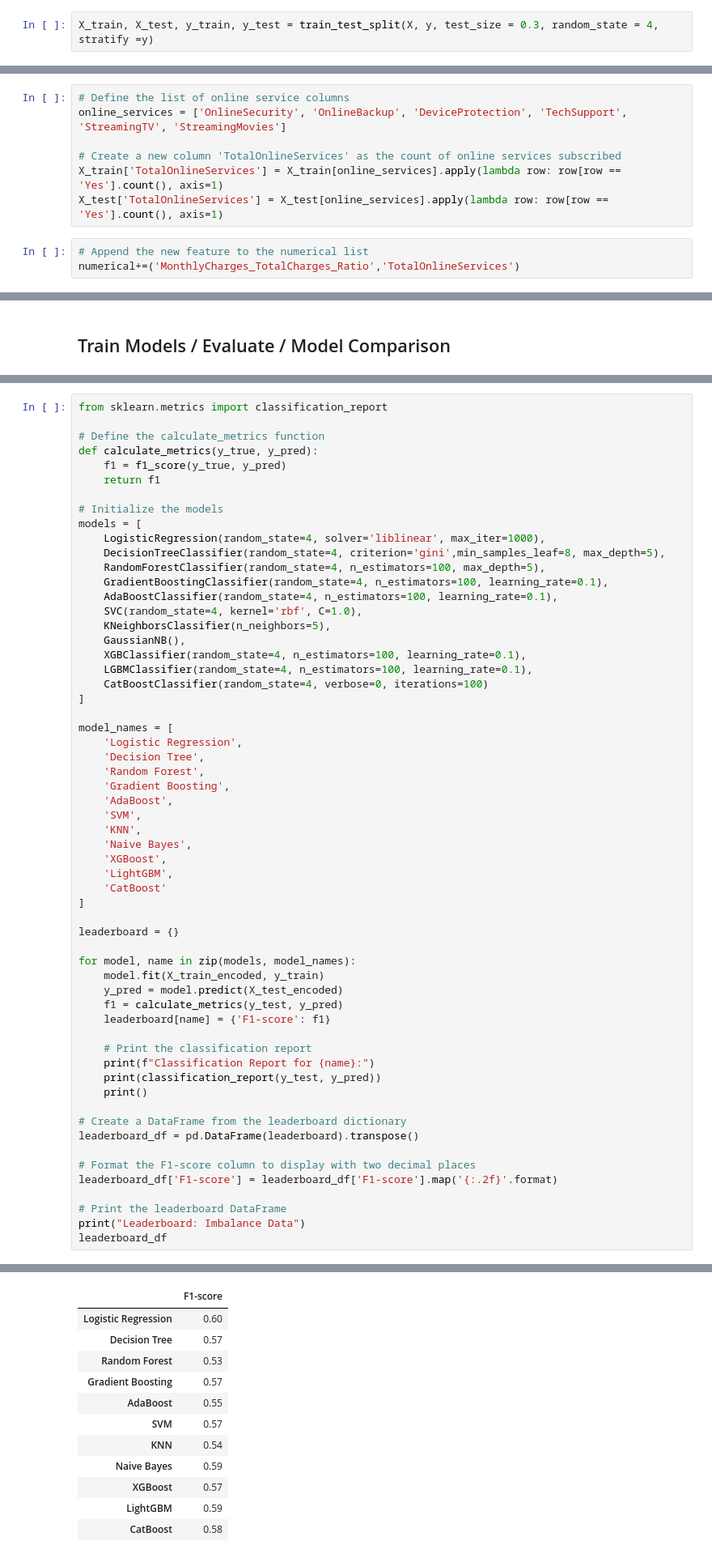
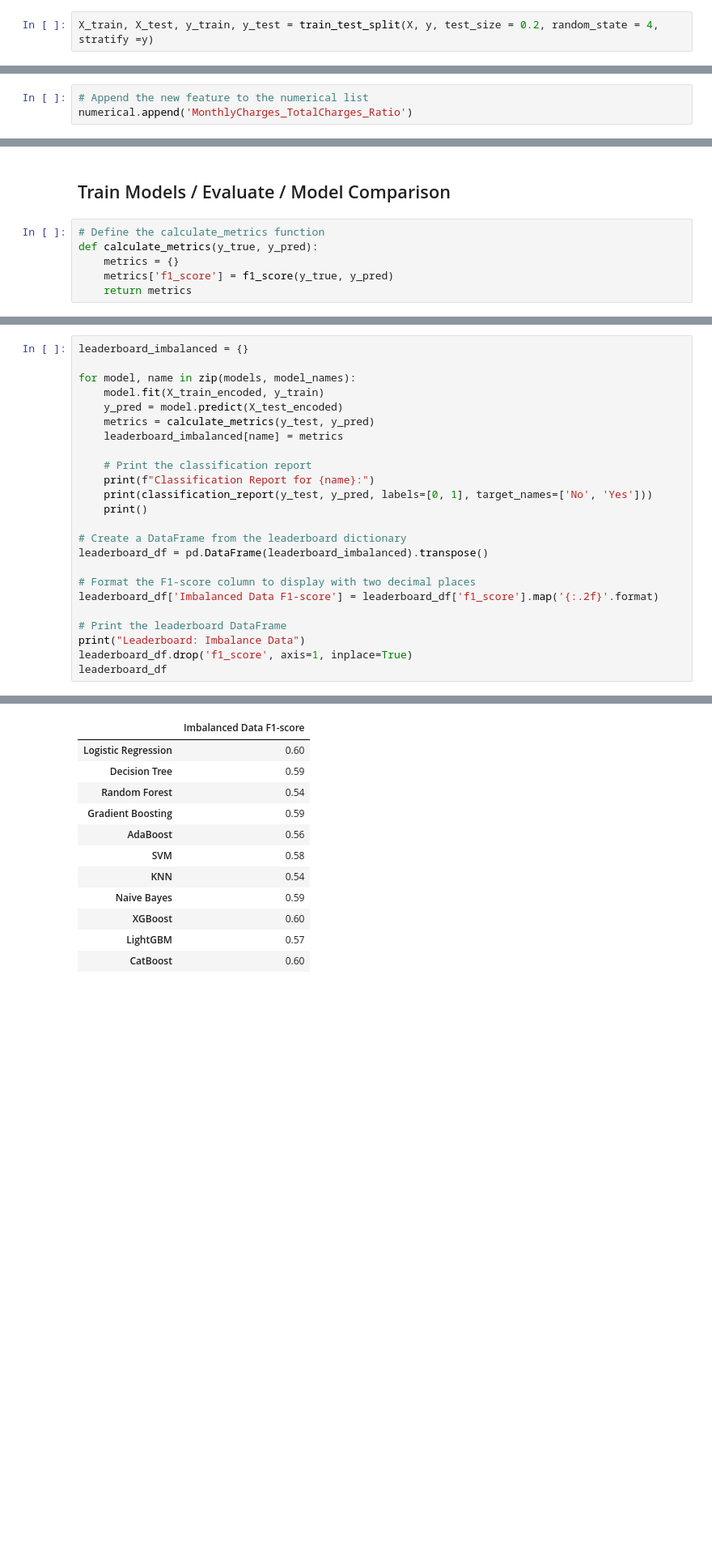
Before and after one commit to Israel-Anaba/Classification-Project-Customer-Attrition-Case, a Jupyter notebook: Customer Churn .ipynb, the cells around one changed output, grey strips where cells are left out. Shown at 81% size. Drawn from its saved outputs; the diff is of its cells as text; blank space fills up the shorter version.

```diff
--- a/Customer Churn .ipynb
+++ b/Customer Churn .ipynb
@@ -935,7 +941,7 @@ numerical = ['tenure', 'MonthlyCharges', 'TotalCharges']
 X = df_train.drop(columns = "Churn")
 y = df_train["Churn"].values
 # %%
-X_train, X_test, y_train, y_test = train_test_split(X, y, test_size = 0.3, random_state = 4, stratify =y)
+X_train, X_test, y_train, y_test = train_test_split(X, y, test_size = 0.2, random_state = 4, stratify =y)
 # %%
 print("Training set size:", X_train.shape, y_train.shape)
 print("Testing set size:", X_test.shape, y_test.shape)
@@ -964,13 +972,6 @@ X_train['MonthlyCharges_TotalCharges_Ratio'] = X_train['MonthlyCharges'] / X_tra
 
 # Calculate the ratio of monthly charges to total charges for test data
 X_test['MonthlyCharges_TotalCharges_Ratio'] = X_test['MonthlyCharges'] / X_test['TotalCharges']
-# %%
-# Define the list of online service columns
-online_services = ['OnlineSecurity', 'OnlineBackup', 'DeviceProtection', 'TechSupport', 'StreamingTV', 'StreamingMovies']
-
-# Create a new column 'TotalOnlineServices' as the count of online services subscribed
-X_train['TotalOnlineServices'] = X_train[online_services].apply(lambda row: row[row == 'Yes'].count(), axis=1)
-X_test['TotalOnlineServices'] = X_test[online_services].apply(lambda row: row[row == 'Yes'].count(), axis=1)
 # %%
 # Append the new feature to the numerical list
-numerical+=('MonthlyCharges_TotalCharges_Ratio','TotalOnlineServices')
+numerical.append('MonthlyCharges_TotalCharges_Ratio')
@@ -1096,2 +1105,8 @@ dtype: int64
 # %% [markdown]
 ## Train Models / Evaluate / Model Comparison
+# %%
+# Define the calculate_metrics function
+def calculate_metrics(y_true, y_pred):
+    metrics = {}
+    metrics['f1_score'] = f1_score(y_true, y_pred)
+    return metrics
@@ -1098,61 +1142,26 @@ dtype: int64
 # %%
-from sklearn.metrics import classification_report
-
-# Define the calculate_metrics function
-def calculate_metrics(y_true, y_pred):
-    f1 = f1_score(y_true, y_pred)
-    return f1
-
-# Initialize the models
-models = [
-    LogisticRegression(random_state=4, solver='liblinear', max_iter=1000),
-    DecisionTreeClassifier(random_state=4, criterion='gini',min_samples_leaf=8, max_depth=5),
-    RandomForestClassifier(random_state=4, n_estimators=100, max_depth=5),
-    GradientBoostingClassifier(random_state=4, n_estimators=100, learning_rate=0.1),
-    AdaBoostClassifier(random_state=4, n_estimators=100, learning_rate=0.1),
-    SVC(random_state=4, kernel='rbf', C=1.0),
-    KNeighborsClassifier(n_neighbors=5),
-    GaussianNB(),
-    XGBClassifier(random_state=4, n_estimators=100, learning_rate=0.1),
-    LGBMClassifier(random_state=4, n_estimators=100, learning_rate=0.1),
-    CatBoostClassifier(random_state=4, verbose=0, iterations=100)
-]
-
-model_names = [
-    'Logistic Regression',
-    'Decision Tree',
-    'Random Forest',
-    'Gradient Boosting',
-    'AdaBoost',
-    'SVM',
-    'KNN',
-    'Naive Bayes',
-    'XGBoost',
-    'LightGBM',
-    'CatBoost'
-]
-
-leaderboard = {}
+leaderboard_imbalanced = {}
 
 for model, name in zip(models, model_names):
     model.fit(X_train_encoded, y_train)
     y_pred = model.predict(X_test_encoded)
-    f1 = calculate_metrics(y_test, y_pred)
-    leaderboard[name] = {'F1-score': f1}
+    metrics = calculate_metrics(y_test, y_pred)
+    leaderboard_imbalanced[name] = metrics
 
     # Print the classification report
     print(f"Classification Report for {name}:")
-    print(classification_report(y_test, y_pred))
+    print(classification_report(y_test, y_pred, labels=[0, 1], target_names=['No', 'Yes']))
     print()
 
 # Create a DataFrame from the leaderboard dictionary
-leaderboard_df = pd.DataFrame(leaderboard).transpose()
+leaderboard_df = pd.DataFrame(leaderboard_imbalanced).transpose()
 
 # Format the F1-score column to display with two decimal places
-leaderboard_df['F1-score'] = leaderboard_df['F1-score'].map('{:.2f}'.format)
+leaderboard_df['Imbalanced Data F1-score'] = leaderboard_df['f1_score'].map('{:.2f}'.format)
 
 # Print the leaderboard DataFrame
 print("Leaderboard: Imbalance Data")
+leaderboard_df.drop('f1_score', axis=1, inplace=True)
 leaderboard_df
 # %% [output]
 Classification Report for Logistic Regression:
@@ -1172,16 +1181,16 @@ weighted avg       0.79      0.79      0.79      1513
 
 
 Leaderboard: Imbalance Data
-|  | F1-score |
+|  | Imbalanced Data F1-score |
 | Logistic Regression | 0.60 |
-| Decision Tree | 0.57 |
-| Random Forest | 0.53 |
-| Gradient Boosting | 0.57 |
-| AdaBoost | 0.55 |
-| SVM | 0.57 |
+| Decision Tree | 0.59 |
+| Random Forest | 0.54 |
+| Gradient Boosting | 0.59 |
+| AdaBoost | 0.56 |
+| SVM | 0.58 |
 | KNN | 0.54 |
 | Naive Bayes | 0.59 |
-| XGBoost | 0.57 |
-| LightGBM | 0.59 |
-| CatBoost | 0.58 |
+| XGBoost | 0.60 |
+| LightGBM | 0.57 |
+| CatBoost | 0.60 |
 # %%
```
Also changed, not shown: parts of 35 cells of this notebook, 1 other file.
